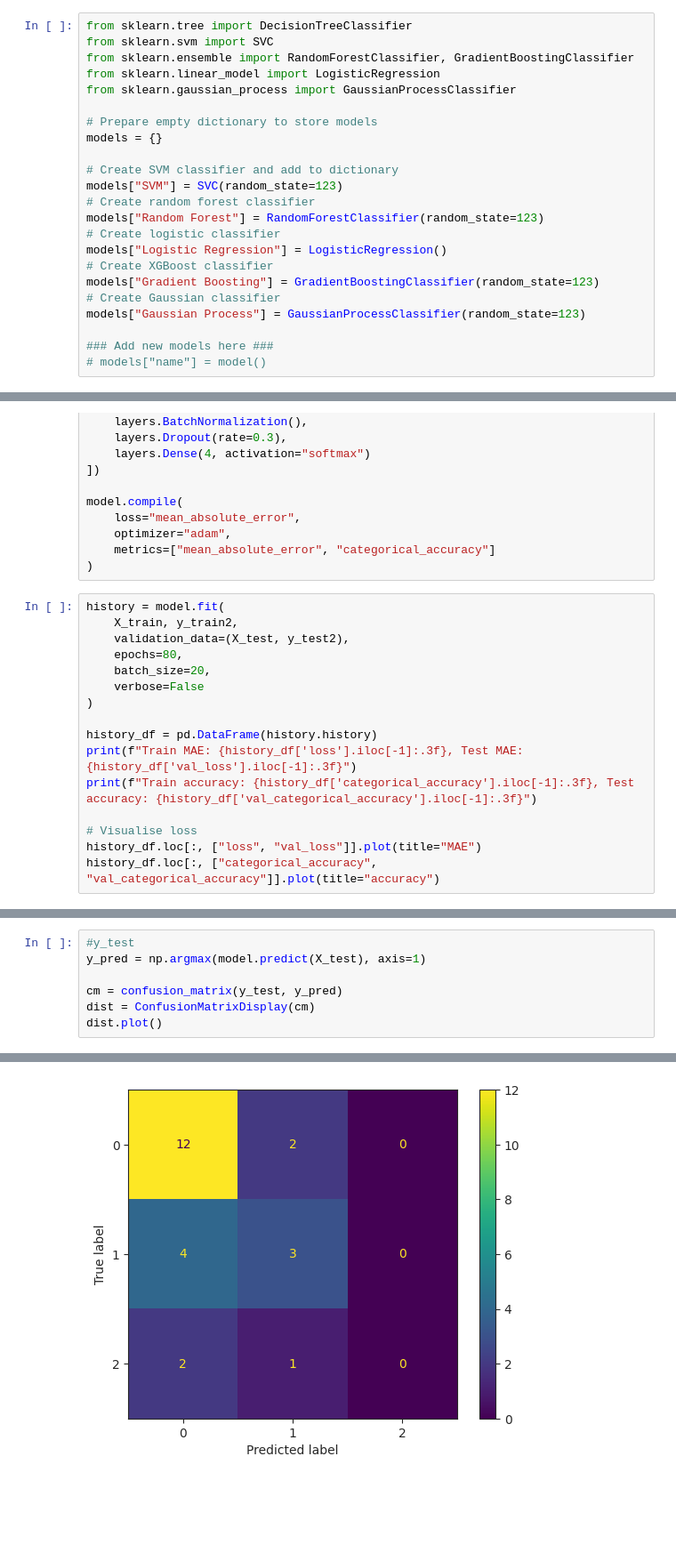
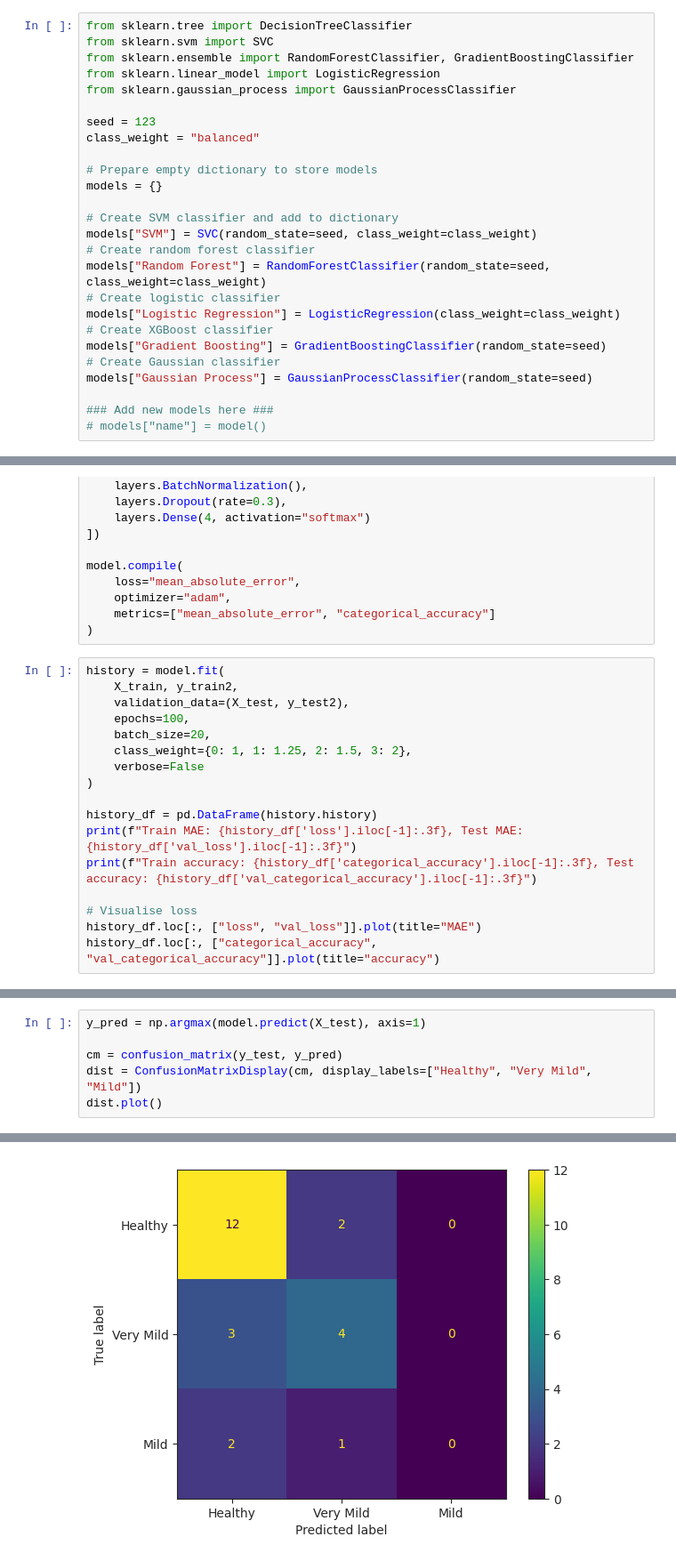
Before and after one commit to RiboRings/AlzheimerPrediction, a Jupyter notebook: learning-about-ad.ipynb, the cells around one changed output, grey strips where cells are left out. Shown at 89% size. Saved outputs shown, nothing was run; the diff lists cells and outputs as text; blank space fills up the shorter version.

```diff
--- a/learning-about-ad.ipynb
+++ b/learning-about-ad.ipynb
@@ -337,19 +338,22 @@ from sklearn.ensemble import RandomForestClassifier, GradientBoostingClassifier
 from sklearn.linear_model import LogisticRegression
 from sklearn.gaussian_process import GaussianProcessClassifier
 
+seed = 123
+class_weight = "balanced"
+
 # Prepare empty dictionary to store models
 models = {}
 
 # Create SVM classifier and add to dictionary
-models["SVM"] = SVC(random_state=123)
+models["SVM"] = SVC(random_state=seed, class_weight=class_weight)
 # Create random forest classifier
-models["Random Forest"] = RandomForestClassifier(random_state=123)
+models["Random Forest"] = RandomForestClassifier(random_state=seed, class_weight=class_weight)
 # Create logistic classifier
-models["Logistic Regression"] = LogisticRegression()
+models["Logistic Regression"] = LogisticRegression(class_weight=class_weight)
 # Create XGBoost classifier
-models["Gradient Boosting"] = GradientBoostingClassifier(random_state=123)
+models["Gradient Boosting"] = GradientBoostingClassifier(random_state=seed)
 # Create Gaussian classifier
-models["Gaussian Process"] = GaussianProcessClassifier(random_state=123)
+models["Gaussian Process"] = GaussianProcessClassifier(random_state=seed)
 
 ### Add new models here ###
 # models["name"] = model()
@@ -545,8 +531,9 @@ model.compile(
 history = model.fit(
     X_train, y_train2,
     validation_data=(X_test, y_test2),
-    epochs=80,
+    epochs=100,
     batch_size=20,
+    class_weight={0: 1, 1: 1.25, 2: 1.5, 3: 2},
     verbose=False
 )
 
@@ -566,8 +553,7 @@ Train accuracy: 0.682, Test accuracy: 0.625
 # %%
-#y_test
 y_pred = np.argmax(model.predict(X_test), axis=1)
 
 cm = confusion_matrix(y_test, y_pred)
-dist = ConfusionMatrixDisplay(cm)
+dist = ConfusionMatrixDisplay(cm, display_labels=["Healthy", "Very Mild", "Mild"])
 dist.plot()
 # %% [output]
@@ -575,2 +561,2 @@ dist.plot()
 <sklearn.metrics._plot.confusion_matrix.ConfusionMatrixDisplay at 0x...>
-[figure, old version]
+[figure, new version]
```
Also changed, not shown: parts of 16 cells of this notebook.
